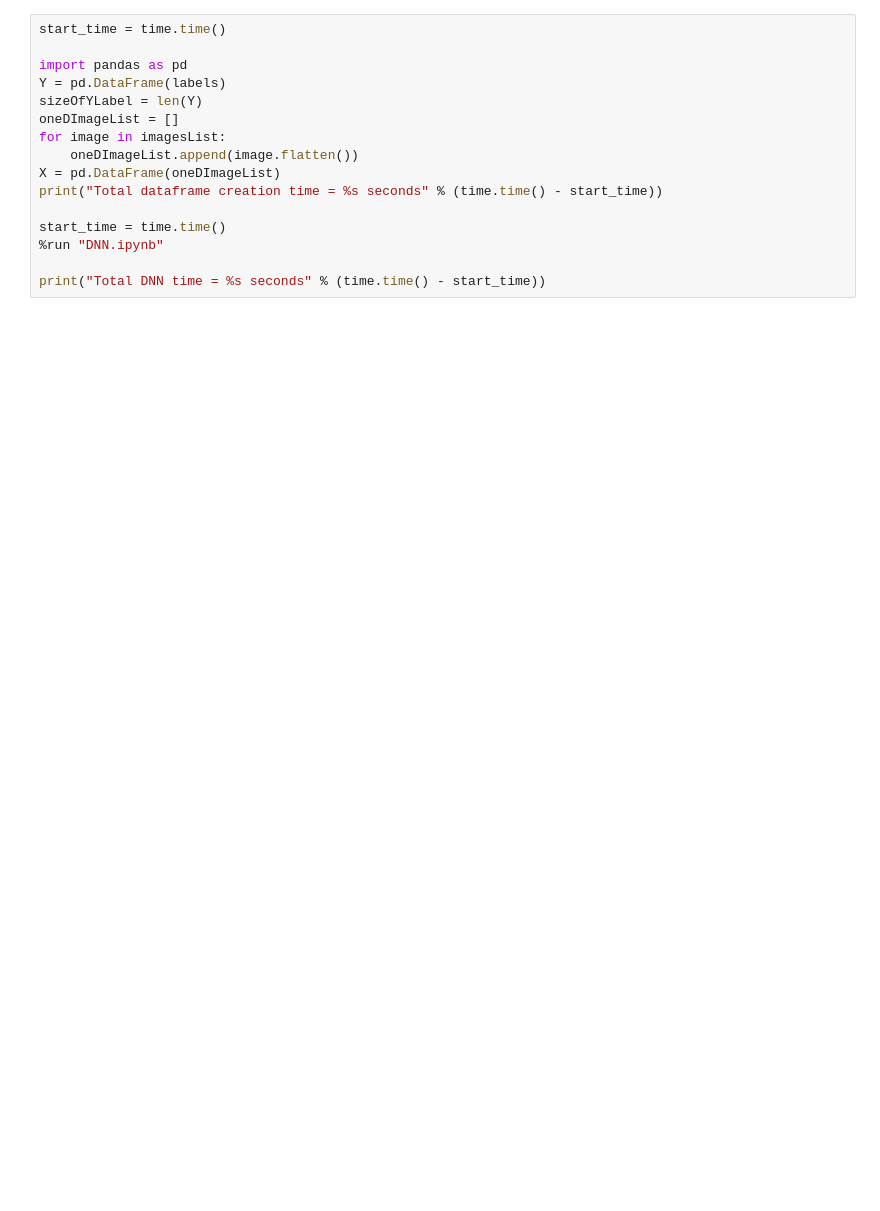
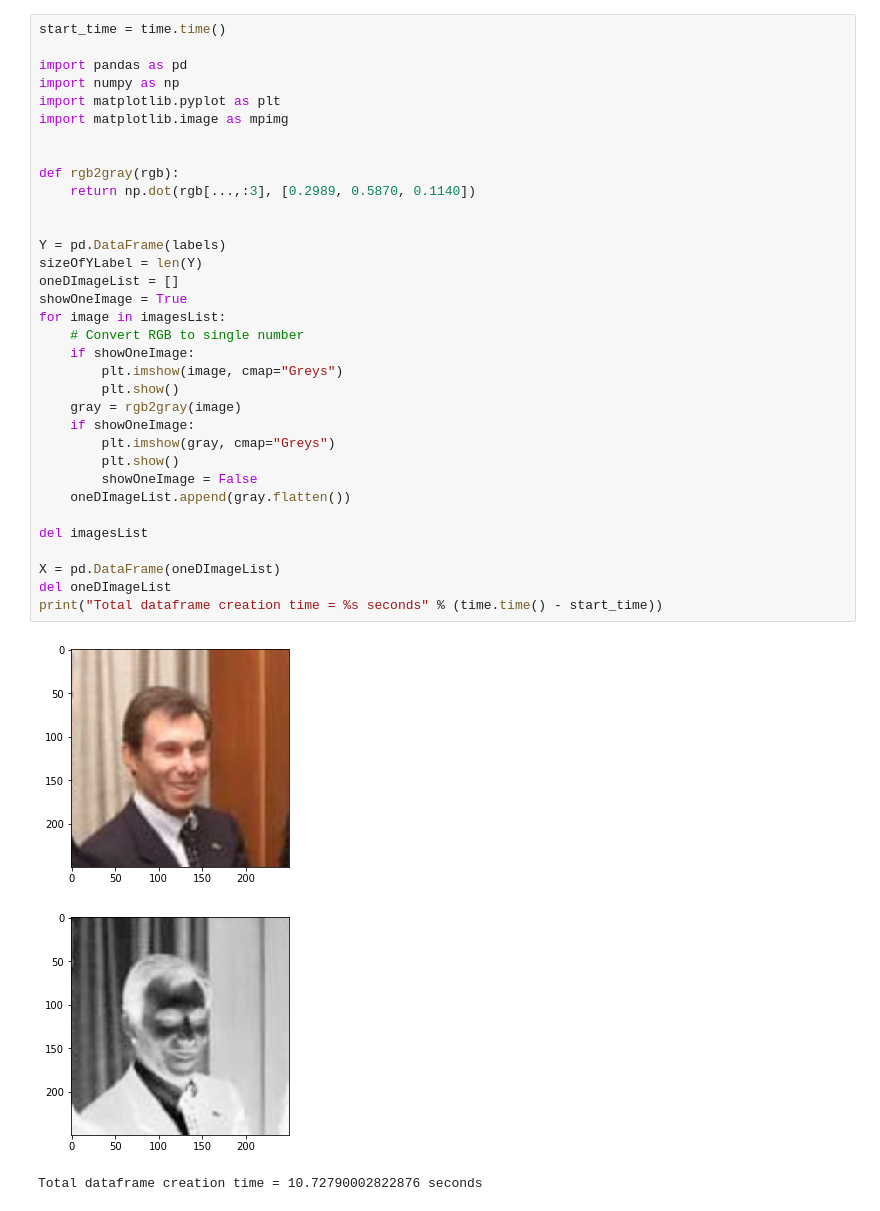
Before and after one commit to baladutt/facial-recognition, a Jupyter notebook: Main.ipynb, the cells around one changed output. Saved outputs shown, nothing was run; the diff lists cells and outputs as text; blank space fills up the shorter version.

Commit message:
with 647 images

```diff
--- a/Main.ipynb
+++ b/Main.ipynb
@@ -39,16 +40,38 @@ Images data collected :  13233
 # %%
 start_time = time.time()
 
 import pandas as pd
+import numpy as np
+import matplotlib.pyplot as plt
+import matplotlib.image as mpimg
+
+
+def rgb2gray(rgb):
+    return np.dot(rgb[...,:3], [0.2989, 0.5870, 0.1140])
+
+
 Y = pd.DataFrame(labels)
 sizeOfYLabel = len(Y)
 oneDImageList = []
+showOneImage = True
 for image in imagesList:
-    oneDImageList.append(image.flatten())
+    # Convert RGB to single number
+    if showOneImage:
+        plt.imshow(image, cmap="Greys")
+        plt.show()
+    gray = rgb2gray(image)
+    if showOneImage:
+        plt.imshow(gray, cmap="Greys")
+        plt.show()
+        showOneImage = False
+    oneDImageList.append(gray.flatten())
+
+del imagesList
+
 X = pd.DataFrame(oneDImageList)
+del oneDImageList
 print("Total dataframe creation time = %s seconds" % (time.time() - start_time))
-
-start_time = time.time()
-%run "DNN.ipynb"
-
-print("Total DNN time = %s seconds" % (time.time() - start_time))
+# %% [output]
+[figure, added]
+[figure, added]
+Total dataframe creation time = 10.72790002822876 seconds
```
Also changed, not shown: parts of 3 cells of this notebook, 1 other file.
